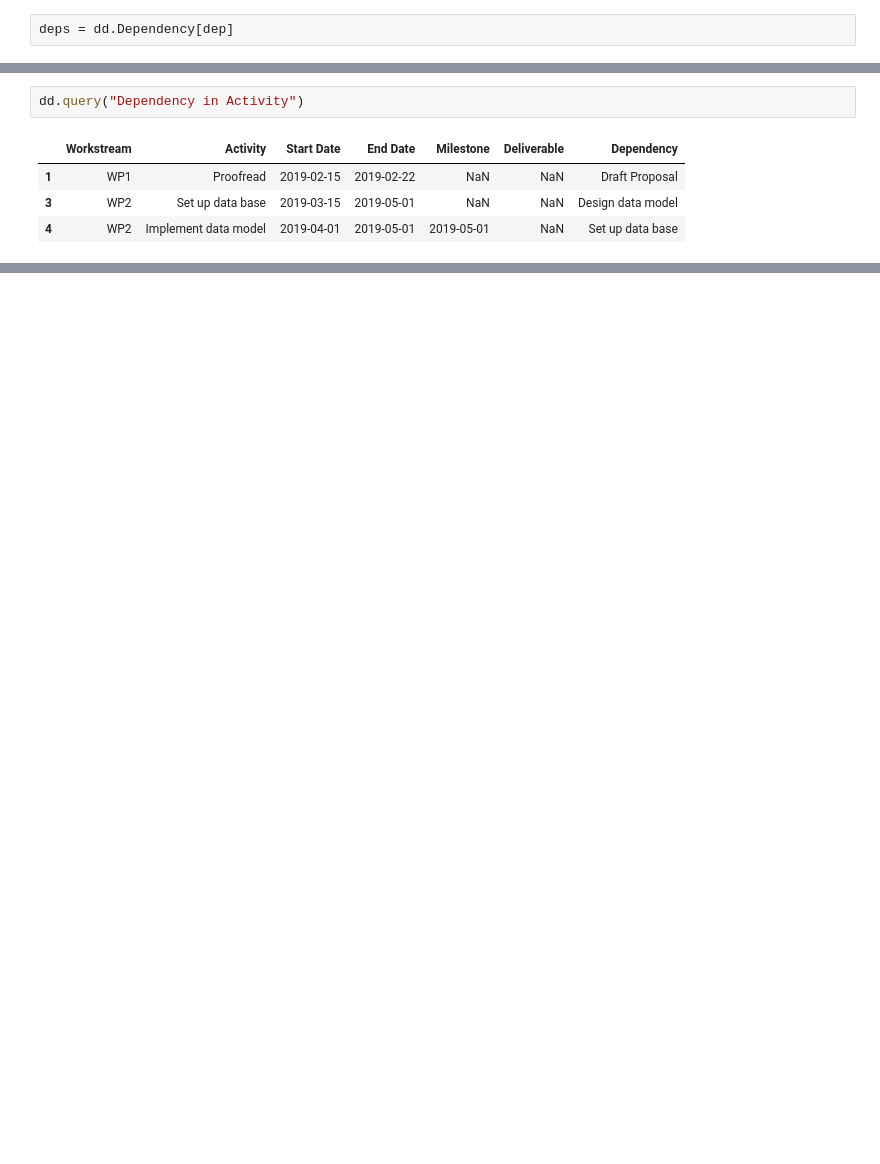
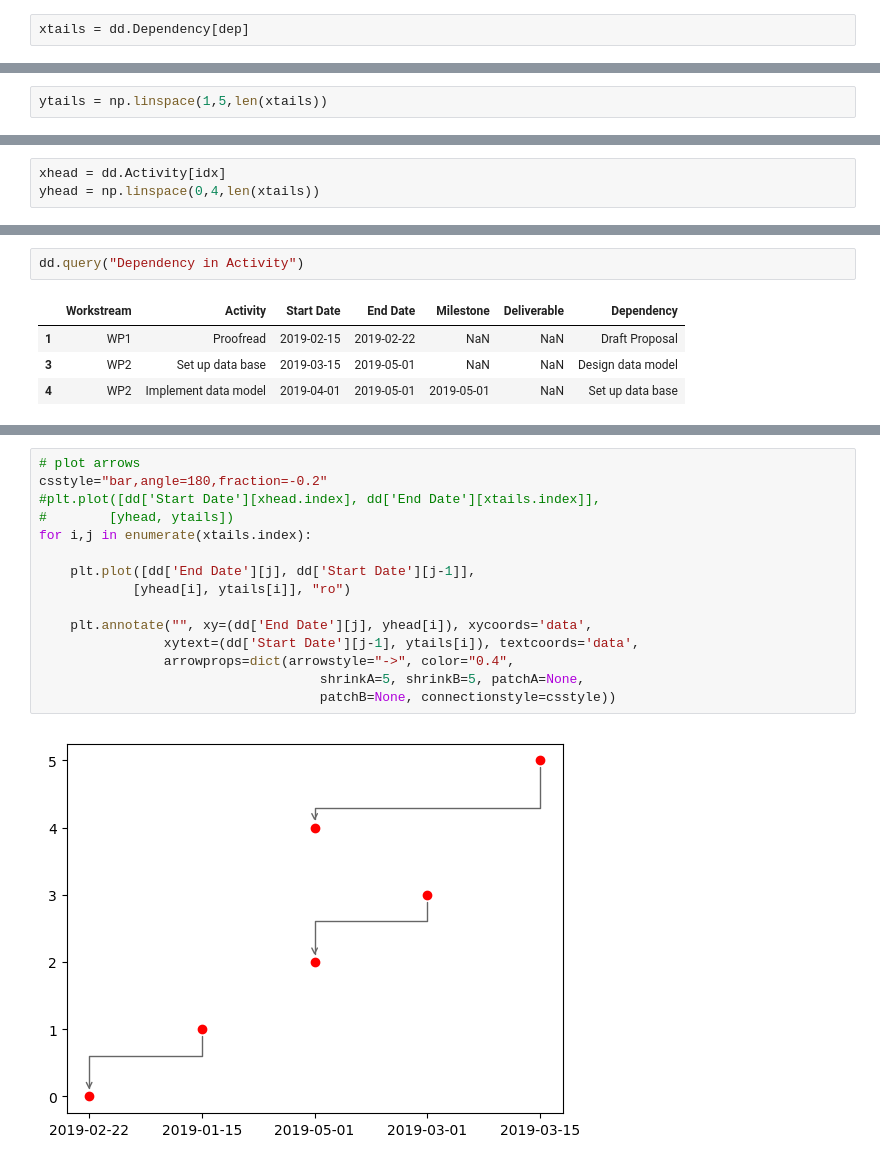
Before and after one commit to Japhiolite/Rantt, a Jupyter notebook: notebooks/Create_a_Gantt_Chart_example.ipynb, the cells around one changed output, grey strips where cells are left out. Drawn from its saved outputs; the diff is of its cells as text; blank space fills up the shorter version.

Commit message:
arrows are confusing...

```diff
--- a/notebooks/Create_a_Gantt_Chart_example.ipynb
+++ b/notebooks/Create_a_Gantt_Chart_example.ipynb
@@ -64,4 +64,4 @@ dd
 # %%
 dep = dd.Dependency.notnull()
 # %%
-deps = dd.Dependency[dep]
+xtails = dd.Dependency[dep]
@@ -74,0 +68,2 @@ Name: Dependency, dtype: object
+# %%
+ytails = np.linspace(1,5,len(xtails))
@@ -75,3 +74,6 @@ Name: Dependency, dtype: object
+# %%
+xhead = dd.Activity[idx]
+yhead = np.linspace(0,4,len(xtails))
 # %%
 dd.Activity.loc[dep]
 # %% [output]
@@ -106,0 +103,17 @@ ValueError: No axis named Activity for object type <class 'pandas.core.frame.Dat
+# %%
+# plot arrows
+csstyle="bar,angle=180,fraction=-0.2"
+#plt.plot([dd['Start Date'][xhead.index], dd['End Date'][xtails.index]],
+#        [yhead, ytails])
+for i,j in enumerate(xtails.index):
+
+    plt.plot([dd['End Date'][j], dd['Start Date'][j-1]],
+            [yhead[i], ytails[i]], "ro")
+
+    plt.annotate("", xy=(dd['End Date'][j], yhead[i]), xycoords='data',
+                xytext=(dd['Start Date'][j-1], ytails[i]), textcoords='data',
+                arrowprops=dict(arrowstyle="->", color="0.4",
+                                    shrinkA=5, shrinkB=5, patchA=None,
+                                    patchB=None, connectionstyle=csstyle))
+# %% [output]
+[figure, added]
```
Also changed, not shown: parts of 18 cells of this notebook, 2 other files.
